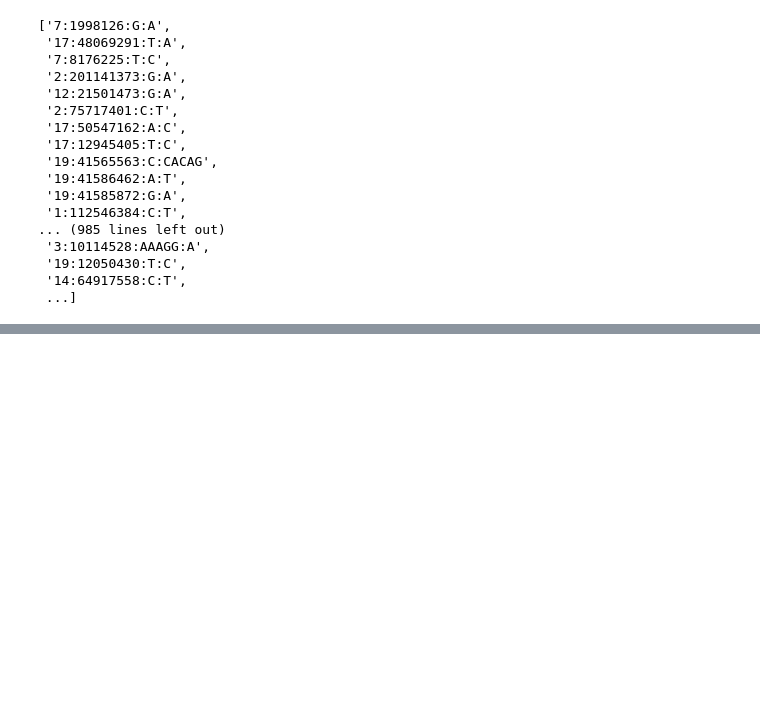
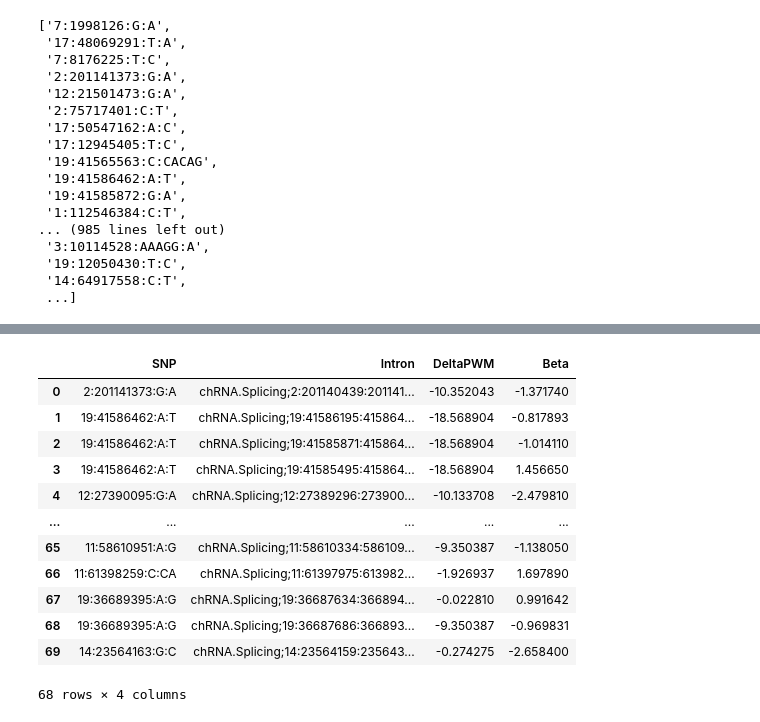
Before and after one commit to bfairkun/ChromatinSplicingQTLs, a Jupyter notebook: analysis/hyprcoloc_analysis.ipynb, the cells around one changed output, grey strips where cells are left out. Saved outputs shown, nothing was run; the diff lists cells and outputs as text; code cells hidden in the pictures; blank space fills up the shorter version.

```diff
--- a/analysis/hyprcoloc_analysis.ipynb
+++ b/analysis/hyprcoloc_analysis.ipynb
@@ -743,0 +1127,16 @@ SpearmanrResult(correlation=0.4841384035276617, pvalue=0.000564699402360845)
+# %%
+df_3ss
+# %% [output]
+|  | SNP | Intron | DeltaPWM | Beta |
+| 0 | 2:201141373:G:A | chRNA.Splicing;2:201140439:201141... | -10.352043 | -1.371740 |
+| 1 | 19:41586462:A:T | chRNA.Splicing;19:41586195:415864... | -18.568904 | -0.817893 |
+| 2 | 19:41586462:A:T | chRNA.Splicing;19:41585871:415864... | -18.568904 | -1.014110 |
+| 3 | 19:41586462:A:T | chRNA.Splicing;19:41585495:415864... | -18.568904 | 1.456650 |
+| 4 | 12:27390095:G:A | chRNA.Splicing;12:27389296:273900... | -10.133708 | -2.479810 |
+| ... | ... | ... | ... | ... |
+| 65 | 11:58610951:A:G | chRNA.Splicing;11:58610334:586109... | -9.350387 | -1.138050 |
+| 66 | 11:61398259:C:CA | chRNA.Splicing;11:61397975:613982... | -1.926937 | 1.697890 |
+| 67 | 19:36689395:A:G | chRNA.Splicing;19:36687634:366894... | -0.022810 | 0.991642 |
+| 68 | 19:36689395:A:G | chRNA.Splicing;19:36687686:366893... | -9.350387 | -0.969831 |
+| 69 | 14:23564163:G:C | chRNA.Splicing;14:23564159:235643... | -0.274275 | -2.658400 |
+68 rows × 4 columns
```
Also changed, not shown: parts of 8 cells of this notebook, 14 other files.
